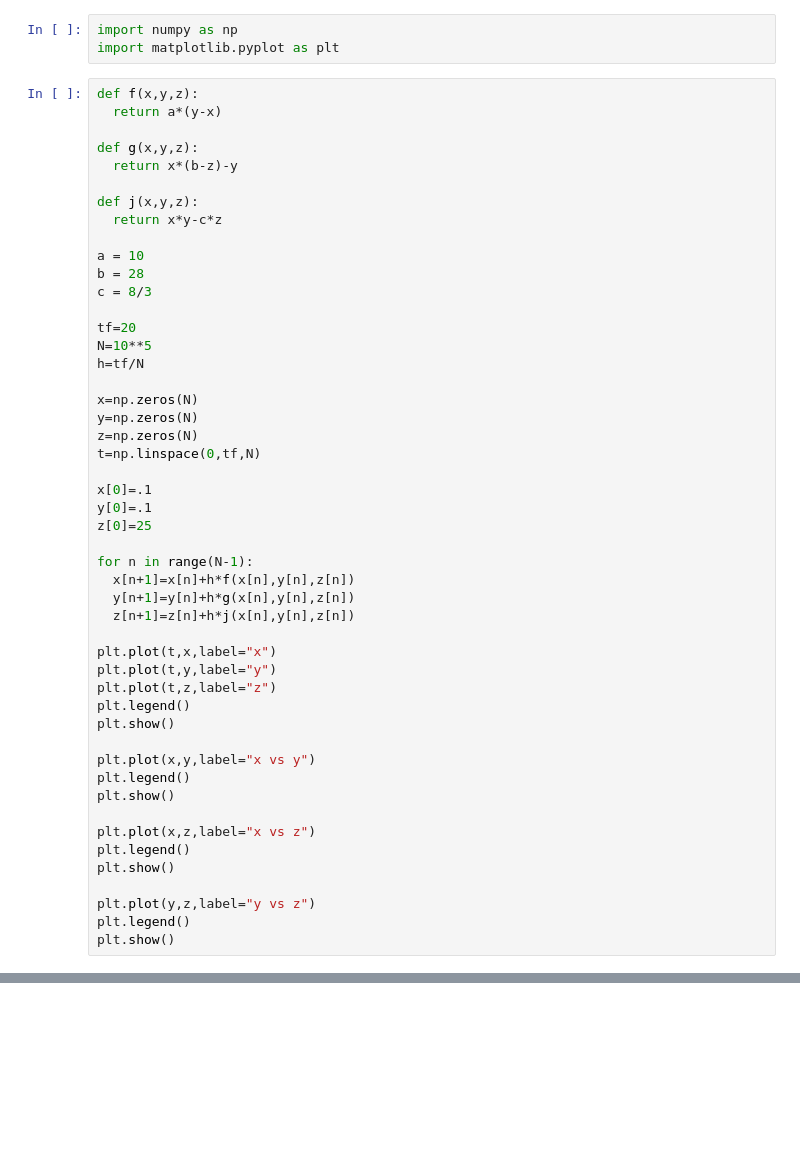
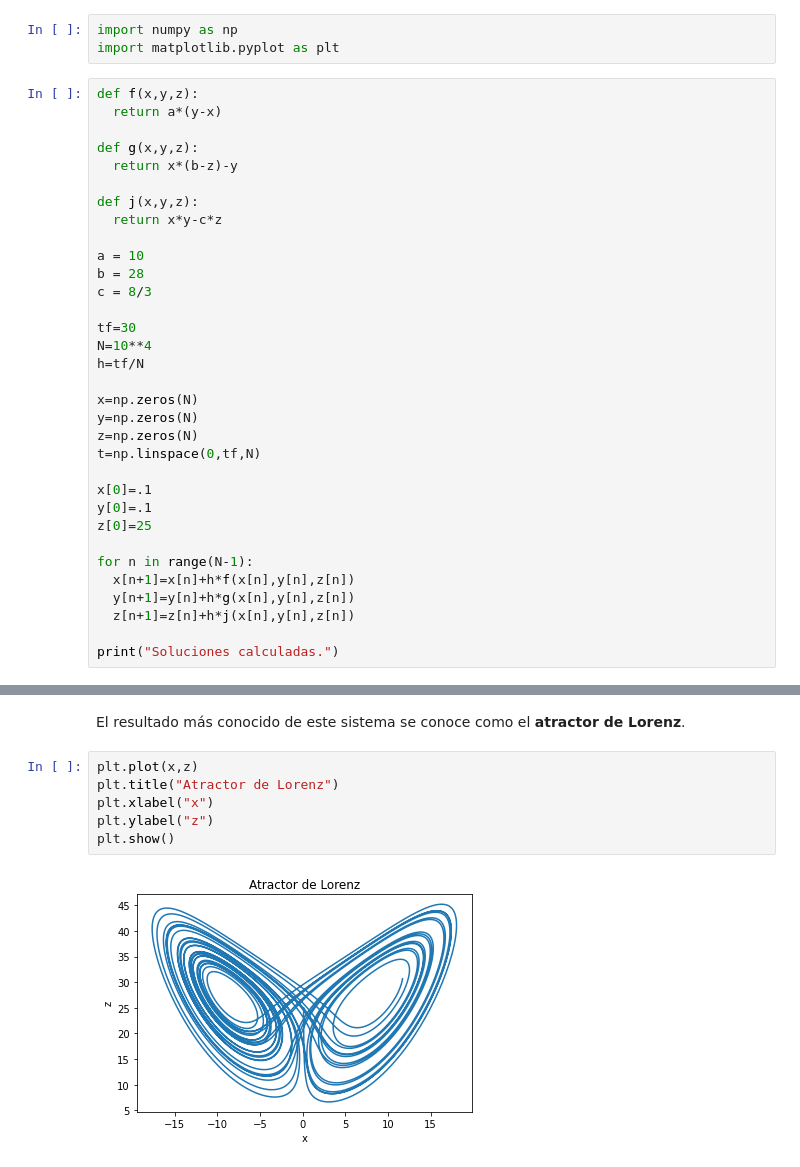
Before and after one commit to nicoavilan/Metodos-Numericos, a Jupyter notebook: Metodo-de-Euler/Atractor_Lorenz.ipynb, the cells around one changed output, grey strips where cells are left out. Saved outputs shown, nothing was run; the diff lists cells and outputs as text; blank space fills up the shorter version.

```diff
--- a/Metodo-de-Euler/Atractor_Lorenz.ipynb
+++ b/Metodo-de-Euler/Atractor_Lorenz.ipynb
@@ -15,8 +15,8 @@ a = 10
 b = 28
 c = 8/3
 
-tf=20
-N=10**5
+tf=30
+N=10**4
 h=tf/N
 
 x=np.zeros(N)
@@ -33,21 +33,5 @@ for n in range(N-1):
   y[n+1]=y[n]+h*g(x[n],y[n],z[n])
   z[n+1]=z[n]+h*j(x[n],y[n],z[n])
 
-plt.plot(t,x,label="x")
-plt.plot(t,y,label="y")
-plt.plot(t,z,label="z")
-plt.legend()
-plt.show()
-
-plt.plot(x,y,label="x vs y")
-plt.legend()
-plt.show()
-
-plt.plot(x,z,label="x vs z")
-plt.legend()
-plt.show()
-
-plt.plot(y,z,label="y vs z")
-plt.legend()
-plt.show()
+print("Soluciones calculadas.")
 # %% [output]
@@ -57,0 +49,10 @@ plt.show()
+# %% [markdown]
+El resultado más conocido de este sistema se conoce como el **atractor de Lorenz**.
+# %%
+plt.plot(x,z)
+plt.title("Atractor de Lorenz")
+plt.xlabel("x")
+plt.ylabel("z")
+plt.show()
+# %% [output]
+[figure, added]
```
Also changed, not shown: parts of 10 cells of this notebook.
